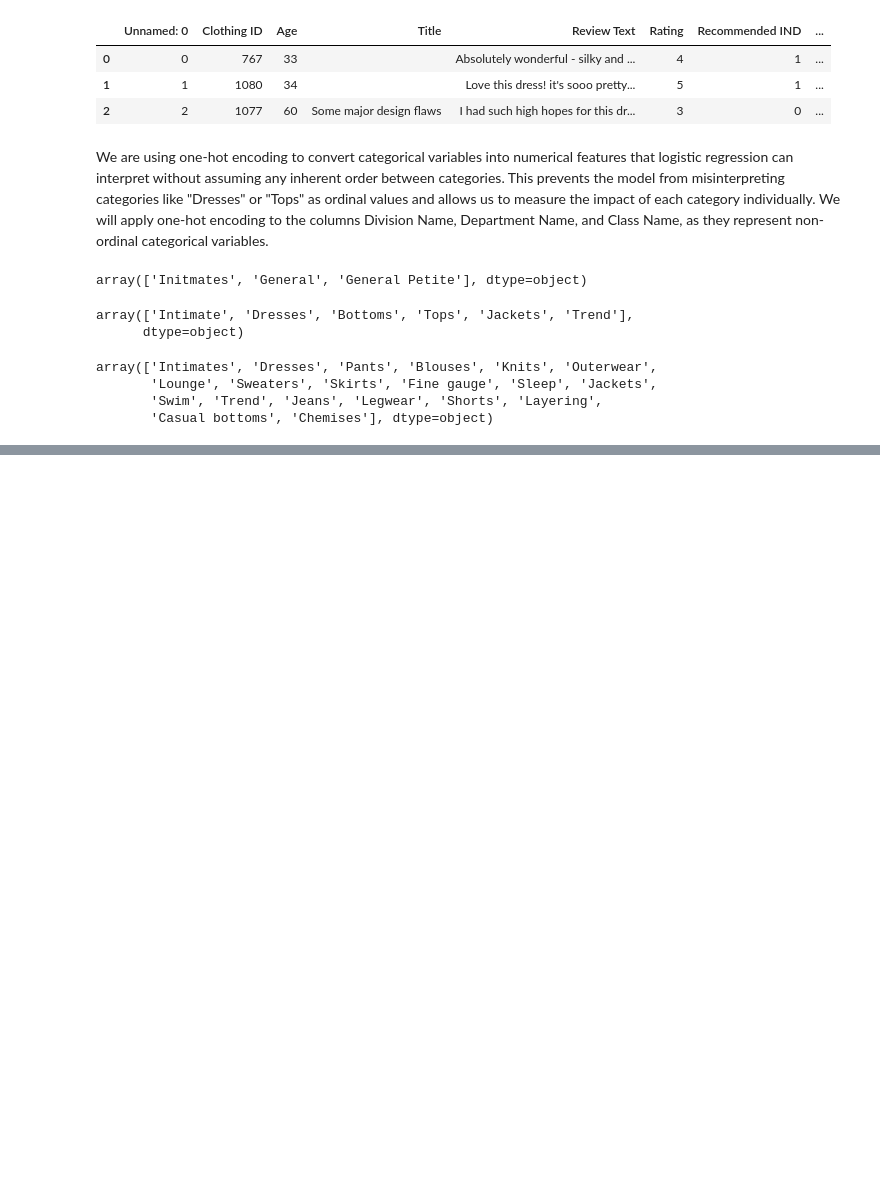
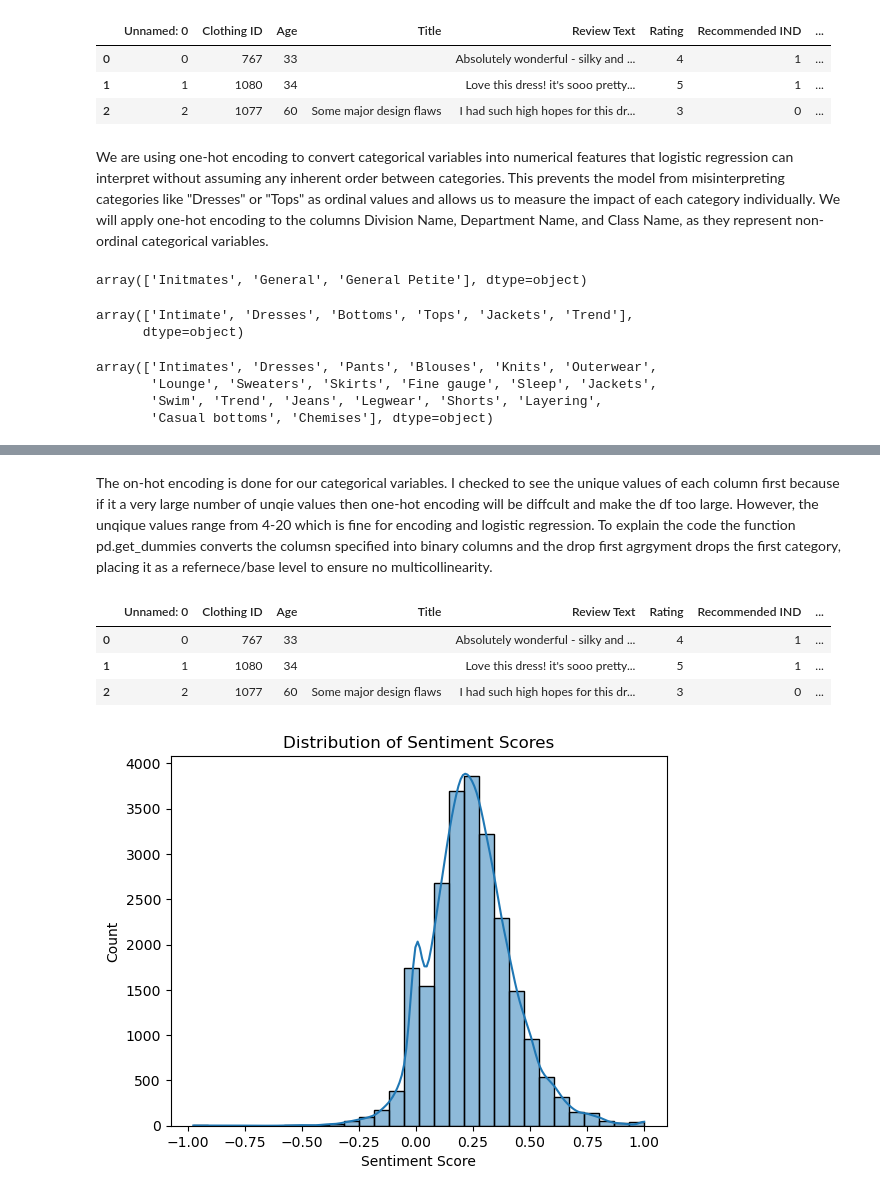
Before and after one commit to jsheryl909/Data-Science-Project-E-Commerce-Ratings-, a Jupyter notebook: E-Commerce Ratings Project.ipynb, the cells around one changed output, grey strips where cells are left out. Drawn from its saved outputs; the diff is of its cells as text; code cells hidden in the pictures; blank space fills up the shorter version.

```diff
--- a/E-Commerce Ratings Project.ipynb
+++ b/E-Commerce Ratings Project.ipynb
@@ -193,0 +210,18 @@ df_encoded = pd.get_dummies(df, columns=["Division Name", "Department Name"], dr
+# %% [markdown]
+The on-hot encoding is done for our categorical variables. I checked to see the unique values of each column first because if it a very large number of unqie values then one-hot encoding will be diffcult and make the df too large. However, the unqique values range from 4-20 which is fine for encoding and logistic regression. To explain the code the function pd.get_dummies converts the columsn specified into binary columns and the  drop first agrgyment drops the first category, placing it as a refernece/base level to ensure no multicollinearity.
+# %%
+df["Sentiment Score"] = df["Review Text"].apply(lambda x: TextBlob(x).sentiment.polarity)
+df_encoded["Sentiment Score"] = df["Sentiment Score"]
+
+df.head(3)
+# %% [output]
+|  | Unnamed: 0 | Clothing ID | Age | Title | Review Text | Rating | Recommended IND | ... |
+| 0 | 0 | 767 | 33 |  | Absolutely wonderful - silky and ... | 4 | 1 | ... |
+| 1 | 1 | 1080 | 34 |  | Love this dress! it's sooo pretty... | 5 | 1 | ... |
+| 2 | 2 | 1077 | 60 | Some major design flaws | I had such high hopes for this dr... | 3 | 0 | ... |
+# %%
+sns.histplot(df["Sentiment Score"], bins=30, kde=True)
+plt.title("Distribution of Sentiment Scores")
+plt.show()
+# %% [output]
+[figure, added]
```
Also changed, not shown: parts of 14 cells of this notebook.
